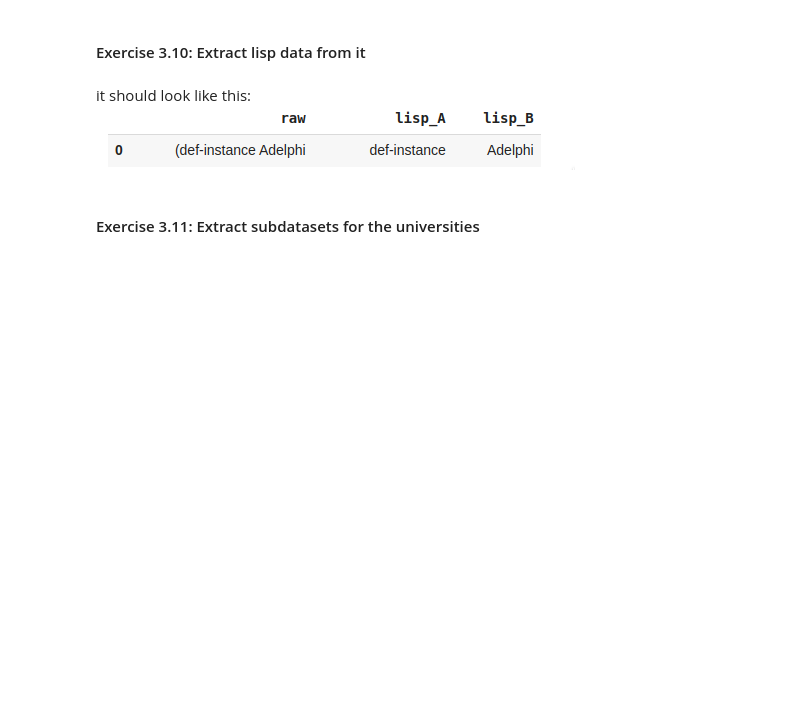
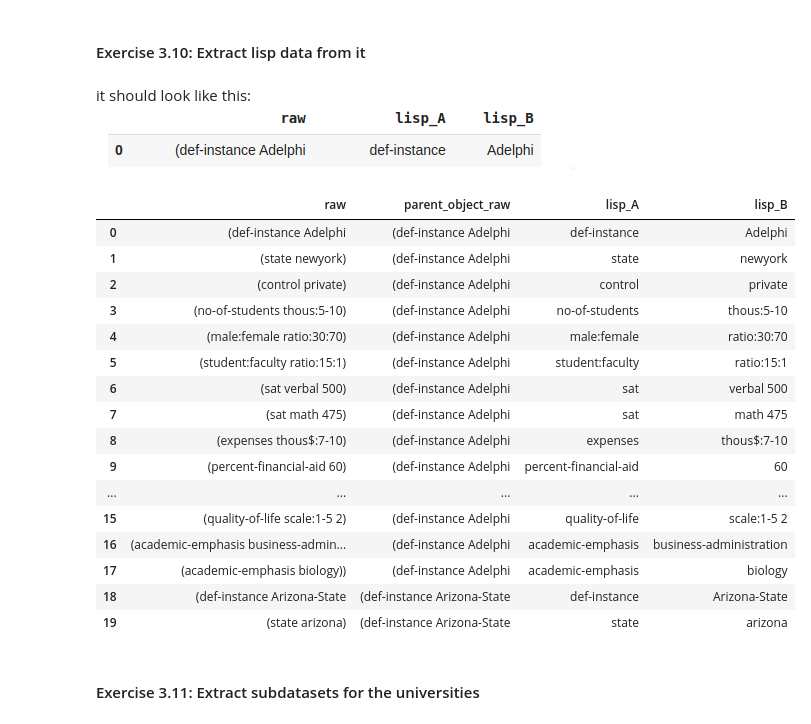
Before and after one commit to fortune-max/M4-python-refresher-ml, a Jupyter notebook: Fortune_BigHomeWork1.ipynb, the cells around one changed output. Cells and saved outputs as stored; diff of their text form; code cells hidden in the pictures; blank space fills up the shorter version.

```diff
--- a/Fortune_BigHomeWork1.ipynb
+++ b/Fortune_BigHomeWork1.ipynb
@@ -182,5 +229,6 @@ max      6.000000  512.329200
 - link: https://archive.ics.uci.edu/ml/machine-learning-databases/university/university.data
 # %%
 # write your code here
+uni_data_df = pd.read_csv('university.data', on_bad_lines='skip', header=None, names=['raw'])
 # %% [markdown]
 #### Exercise 3.9: Extract parent objects from the dataset
@@ -188,0 +235,11 @@ max      6.000000  512.329200
+# %%
+# write your code here
+last_object = None
+def get_last_object(x):
+  global last_object
+  if not x.endswith(")"):
+    last_object = x
+  return last_object
+
+uni_data_df["parent_object_raw"] = uni_data_df["raw"].apply(get_last_object)
+uni_data_df.head(20)
@@ -196,2 +269,31 @@ it should look like this:
+# %%
+# write your code here
+def getA(x):
+  return x.strip().split(" ")[0].replace('(', '')
+
+def getB(x):
+  return " ".join(x.strip().split(' ')[1:]).replace(')', '')
+
+uni_data_df['lisp_A'] = uni_data_df['raw'].apply(getA)
+uni_data_df['lisp_B'] = uni_data_df['raw'].apply(getB)
+uni_data_df.head(20)
+# %% [output]
+|  | raw | parent_object_raw | lisp_A | lisp_B |
+| 0 | (def-instance Adelphi | (def-instance Adelphi | def-instance | Adelphi |
+| 1 | (state newyork) | (def-instance Adelphi | state | newyork |
+| 2 | (control private) | (def-instance Adelphi | control | private |
+| 3 | (no-of-students thous:5-10) | (def-instance Adelphi | no-of-students | thous:5-10 |
+| 4 | (male:female ratio:30:70) | (def-instance Adelphi | male:female | ratio:30:70 |
+| 5 | (student:faculty ratio:15:1) | (def-instance Adelphi | student:faculty | ratio:15:1 |
+| 6 | (sat verbal 500) | (def-instance Adelphi | sat | verbal 500 |
+| 7 | (sat math 475) | (def-instance Adelphi | sat | math 475 |
+| 8 | (expenses thous$:7-10) | (def-instance Adelphi | expenses | thous$:7-10 |
+| 9 | (percent-financial-aid 60) | (def-instance Adelphi | percent-financial-aid | 60 |
+| ... | ... | ... | ... | ... |
+| 15 | (quality-of-life scale:1-5 2) | (def-instance Adelphi | quality-of-life | scale:1-5 2 |
+| 16 | (academic-emphasis business-admin... | (def-instance Adelphi | academic-emphasis | business-administration |
+| 17 | (academic-emphasis biology)) | (def-instance Adelphi | academic-emphasis | biology |
+| 18 | (def-instance Arizona-State | (def-instance Arizona-State | def-instance | Arizona-State |
+| 19 | (state arizona) | (def-instance Arizona-State | state | arizona |
 # %% [markdown]
 #### Exercise 3.11: Extract subdatasets for the universities
```
Also changed, not shown: parts of 26 cells of this notebook, 46 other files.
